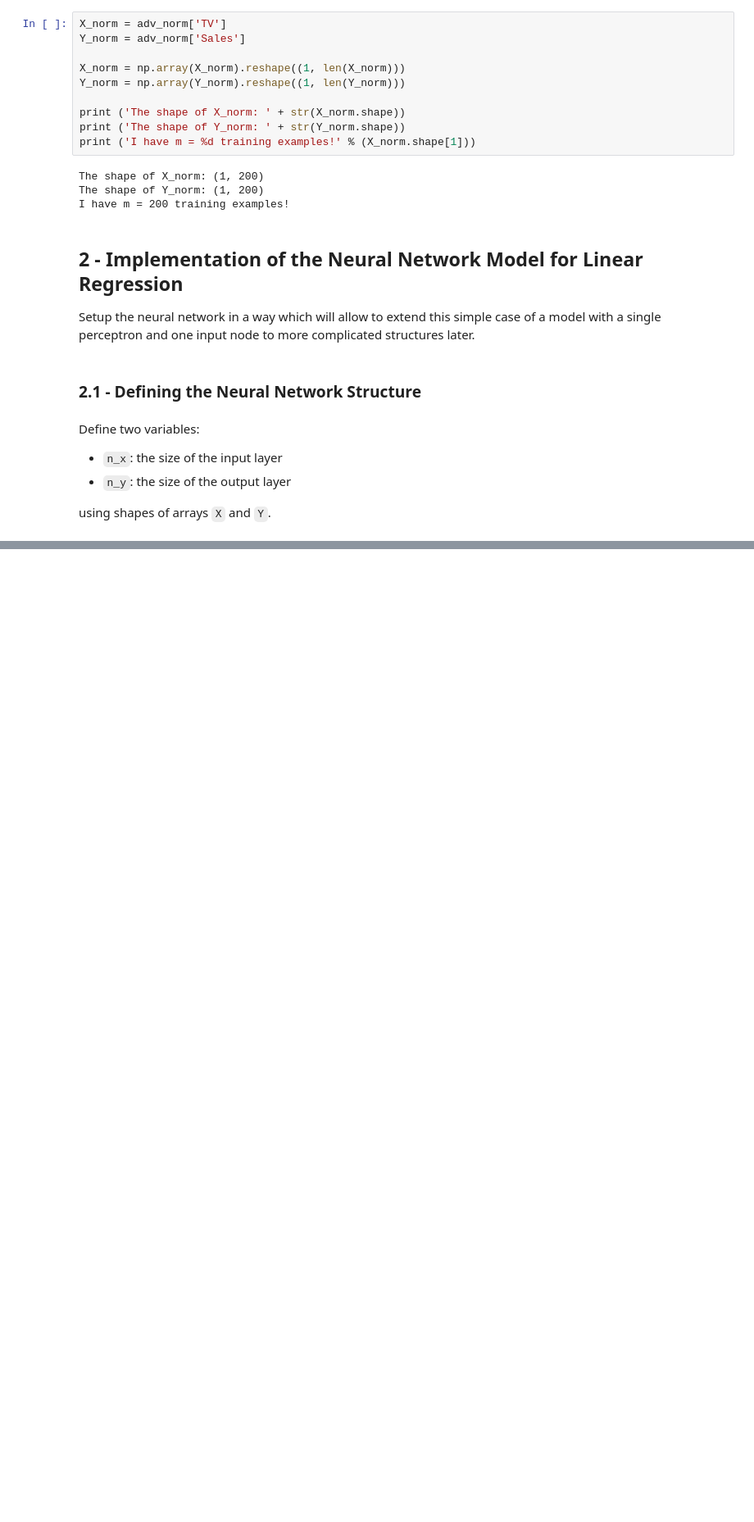
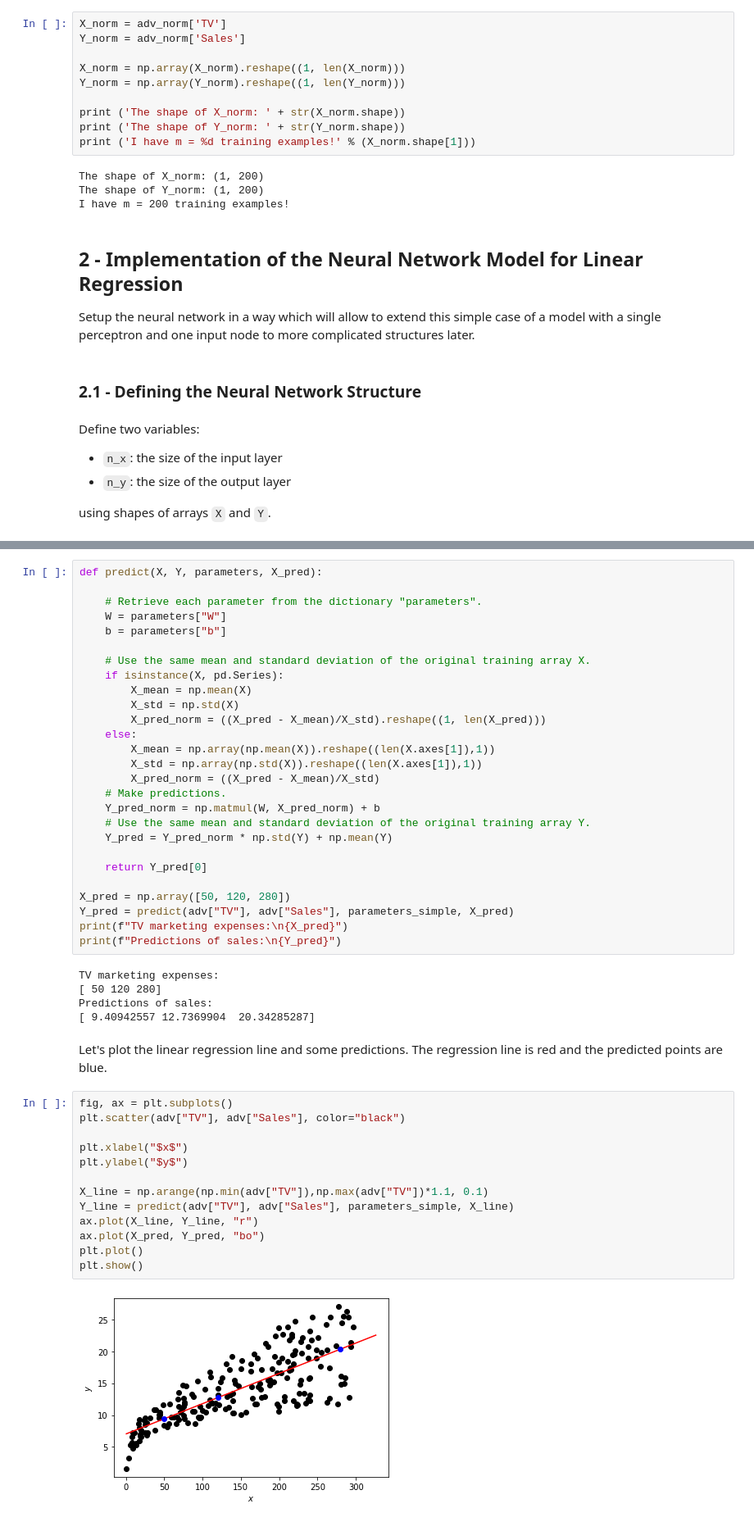
Before and after one commit to brunoramosmartins/ai_study, a Jupyter notebook: Mathematics for Machine Learning and Data Science/course2/LAB1_Regression_with_Perceptron.ipynb, the cells around one changed output, grey strips where cells are left out. Shown at 82% size. Saved outputs shown, nothing was run; the diff lists cells and outputs as text; blank space fills up the shorter version.

```diff
--- a/Mathematics for Machine Learning and Data Science/course2/LAB1_Regression_with_Perceptron.ipynb
+++ b/Mathematics for Machine Learning and Data Science/course2/LAB1_Regression_with_Perceptron.ipynb
@@ -186,0 +460,49 @@ using shapes of arrays `X` and `Y`.
+# %%
+def predict(X, Y, parameters, X_pred):
+
+    # Retrieve each parameter from the dictionary "parameters".
+    W = parameters["W"]
+    b = parameters["b"]
+
+    # Use the same mean and standard deviation of the original training array X.
+    if isinstance(X, pd.Series):
+        X_mean = np.mean(X)
+        X_std = np.std(X)
+        X_pred_norm = ((X_pred - X_mean)/X_std).reshape((1, len(X_pred)))
+    else:
+        X_mean = np.array(np.mean(X)).reshape((len(X.axes[1]),1))
+        X_std = np.array(np.std(X)).reshape((len(X.axes[1]),1))
+        X_pred_norm = ((X_pred - X_mean)/X_std)
+    # Make predictions.
+    Y_pred_norm = np.matmul(W, X_pred_norm) + b
+    # Use the same mean and standard deviation of the original training array Y.
+    Y_pred = Y_pred_norm * np.std(Y) + np.mean(Y)
+
+    return Y_pred[0]
+
+X_pred = np.array([50, 120, 280])
+Y_pred = predict(adv["TV"], adv["Sales"], parameters_simple, X_pred)
+print(f"TV marketing expenses:\n{X_pred}")
+print(f"Predictions of sales:\n{Y_pred}")
+# %% [output]
+TV marketing expenses:
+[ 50 120 280]
+Predictions of sales:
+[ 9.40942557 12.7369904  20.34285287]
+# %% [markdown]
+Let's plot the linear regression line and some predictions. The regression line is red and the predicted points are blue.
+# %%
+fig, ax = plt.subplots()
+plt.scatter(adv["TV"], adv["Sales"], color="black")
+
+plt.xlabel("$x$")
+plt.ylabel("$y$")
+
+X_line = np.arange(np.min(adv["TV"]),np.max(adv["TV"])*1.1, 0.1)
+Y_line = predict(adv["TV"], adv["Sales"], parameters_simple, X_line)
+ax.plot(X_line, Y_line, "r")
+ax.plot(X_pred, Y_pred, "bo")
+plt.plot()
+plt.show()
+# %% [output]
+[figure, added]
```
Also changed, not shown: parts of 38 cells of this notebook.
